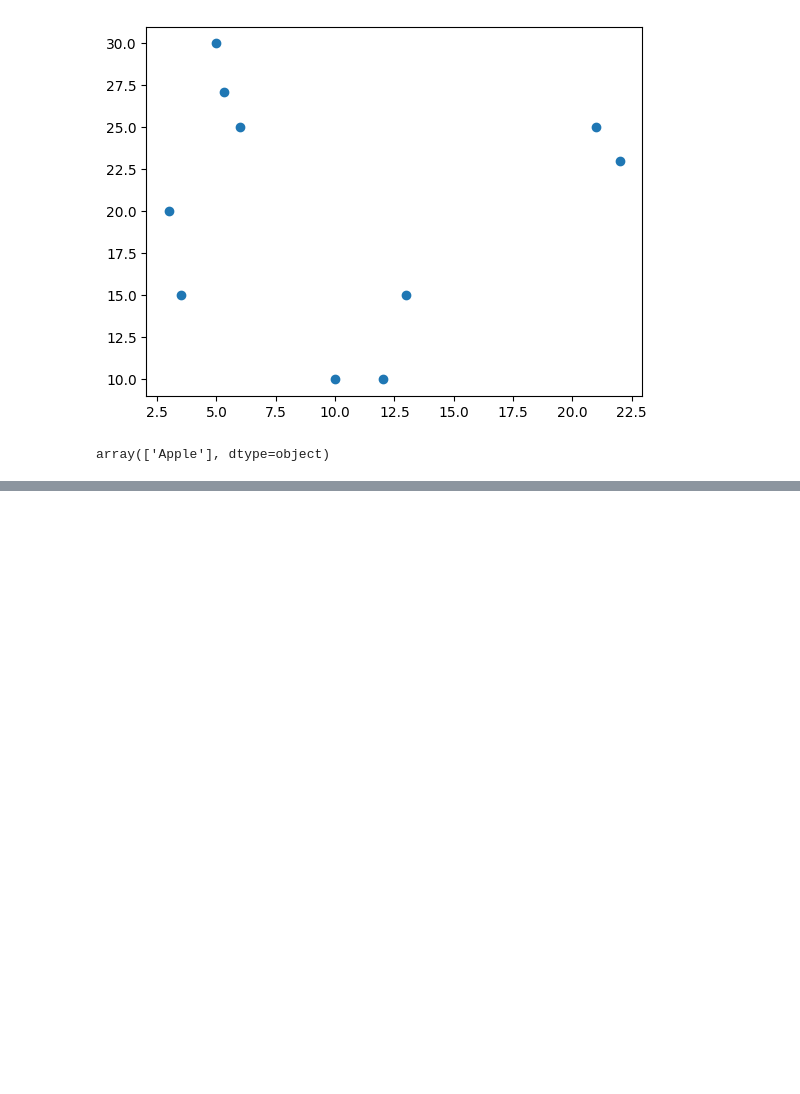
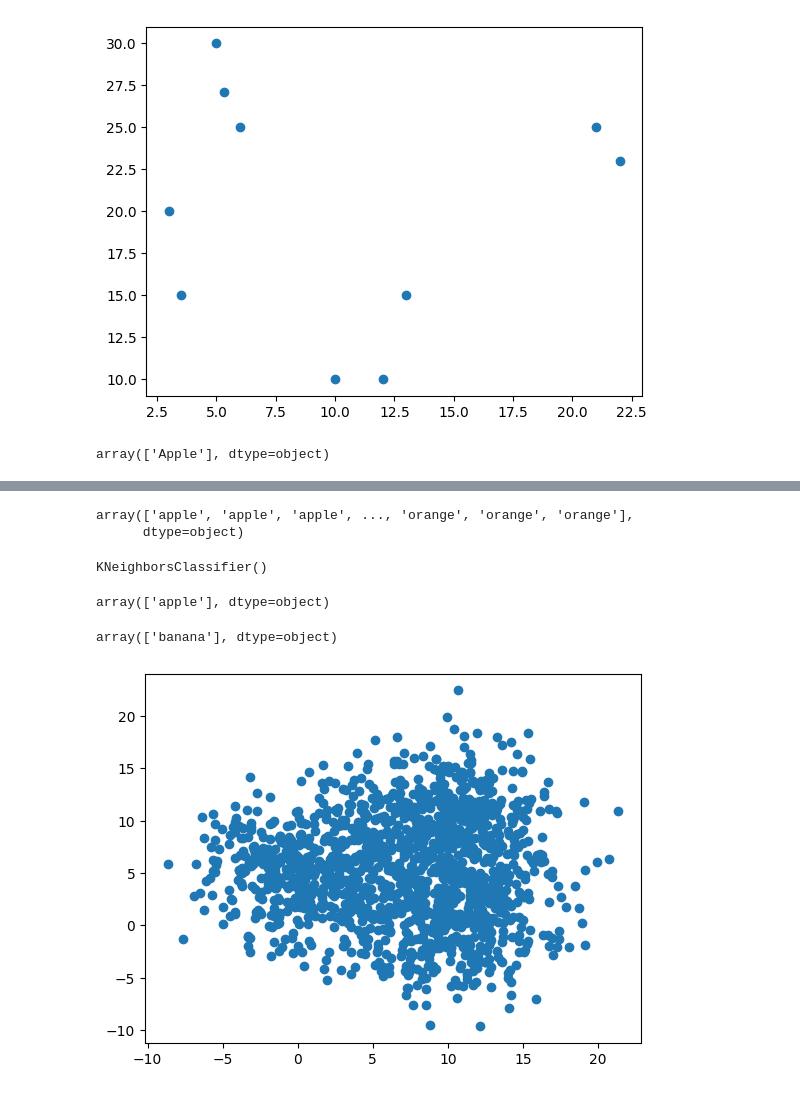
Before and after one commit to Deepak9523/WD_ML-03-02-2003-, a Jupyter notebook: first.ipynb, the cells around one changed output, grey strips where cells are left out. Drawn from its saved outputs; the diff is of its cells as text; code cells hidden in the pictures; blank space fills up the shorter version.

```diff
--- a/first.ipynb
+++ b/first.ipynb
@@ -374,0 +373,2 @@ array(['Apple'], dtype=object)
+# %%
+df=pd.read_csv("fruit_dataset_1500.csv")
@@ -374,0 +405,5 @@ array(['Apple'], dtype=object)
+# %%
+y
+# %% [output]
+array(['apple', 'apple', 'apple', ..., 'orange', 'orange', 'orange'],
+      dtype=object)
@@ -374,0 +416,4 @@ array(['Apple'], dtype=object)
+# %%
+model3.fit(X,y)
+# %% [output]
+KNeighborsClassifier()
@@ -374,0 +422,4 @@ array(['Apple'], dtype=object)
+# %%
+model3.predict(sample)
+# %% [output]
+array(['apple'], dtype=object)
@@ -374,0 +428,9 @@ array(['Apple'], dtype=object)
+# %%
+model3.predict(sample)
+# %% [output]
+array(['banana'], dtype=object)
+# %%
+plt.scatter(df.iloc[:,0],df.iloc[:,1])
+plt.show()
+# %% [output]
+[figure, added]
```
Also changed, not shown: parts of 102 cells of this notebook, 2 other files.
